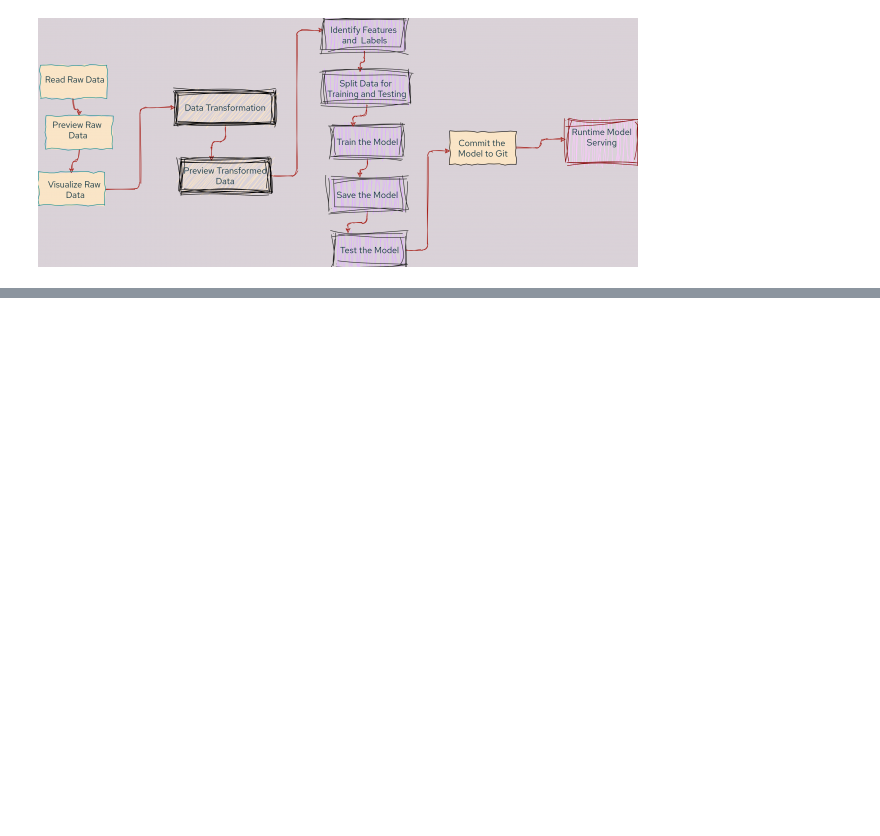
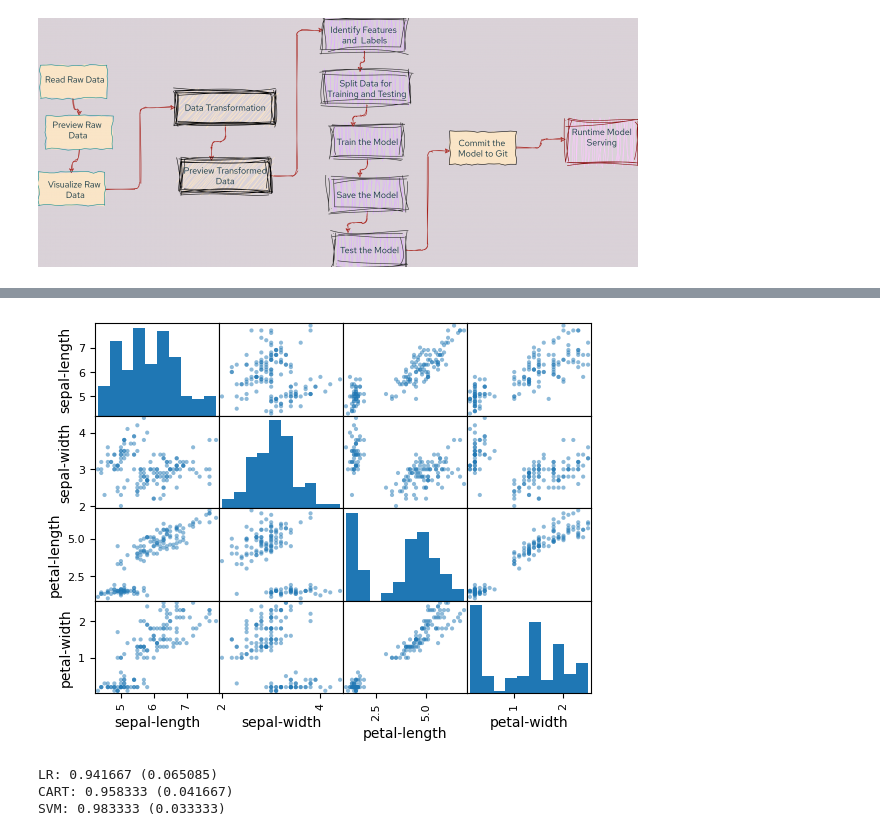
Before and after one commit to kemalcankara/anlp2023_guz, a Jupyter notebook: Codes/1.Basics/2_ml_intro.ipynb, the cells around one changed output, grey strips where cells are left out. Drawn from its saved outputs; the diff is of its cells as text; code cells hidden in the pictures; blank space fills up the shorter version.

```diff
--- a/Codes/1.Basics/2_ml_intro.ipynb
+++ b/Codes/1.Basics/2_ml_intro.ipynb
@@ -4,0 +80,6 @@
+# %%
+# scatter plot matrix
+scatter_matrix(dataset)
+plt.show()
+# %% [output]
+[figure, added]
@@ -4,0 +101,11 @@
+# %%
+for name, model in models:
+    kfold = StratifiedKFold(n_splits=10, random_state=1, shuffle=True)
+    cv_results = cross_val_score(model, X_train, Y_train, cv=kfold, scoring='accuracy')
+    results.append(cv_results)
+    names.append(name)
+    print('%s: %f (%f)' % (name, cv_results.mean(), cv_results.std()))
+# %% [output]
+LR: 0.941667 (0.065085)
+CART: 0.958333 (0.041667)
+SVM: 0.983333 (0.033333)
```
Also changed, not shown: parts of 15 cells of this notebook, 1 other file.
